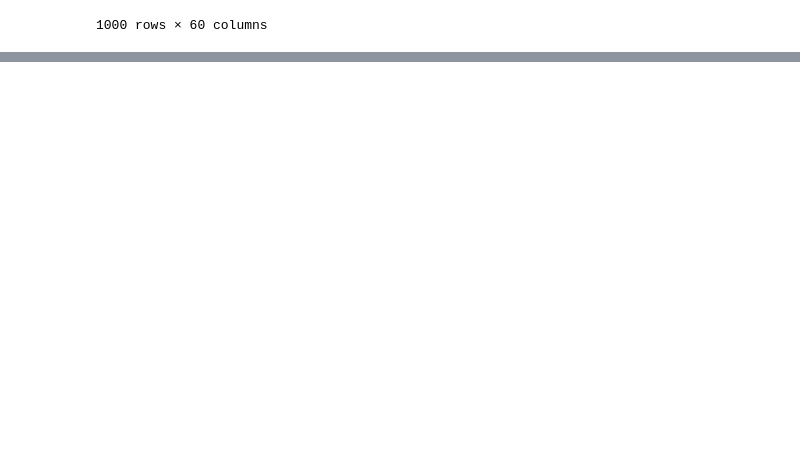
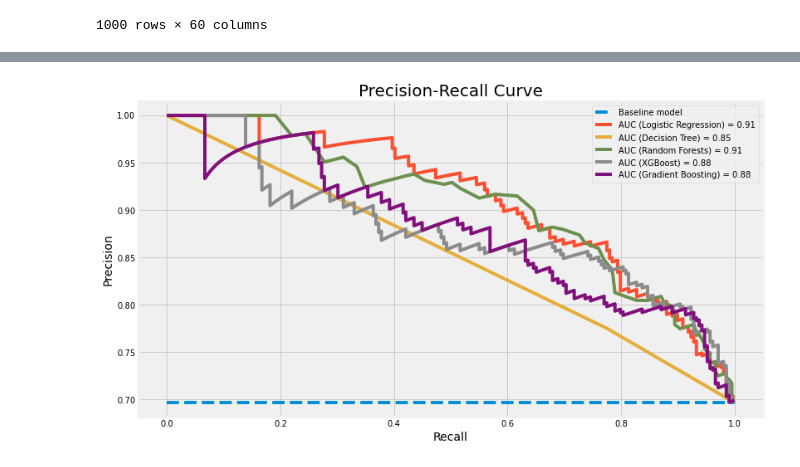
Before and after one commit to Christoffersenry/PSI_Group_13_Project, a Jupyter notebook: credit_approval_EDA.ipynb, the cells around one changed output, grey strips where cells are left out. Cells and saved outputs as stored; diff of their text form; code cells hidden in the pictures; blank space fills up the shorter version.

```diff
--- a/credit_approval_EDA.ipynb
+++ b/credit_approval_EDA.ipynb
@@ -202,0 +380,15 @@ memory usage: 127.1 KB
+# %%
+model_lr = LogisticRegression().fit(X_train, y_train)
+probs_lr = model_lr.predict_proba(X_test)[:, 1]
+
+model_dt = DecisionTreeClassifier().fit(X_train, y_train)
+probs_dt = model_dt.predict_proba(X_test)[:, 1]
+
+model_rf = RandomForestClassifier().fit(X_train, y_train)
+probs_rf = model_rf.predict_proba(X_test)[:, 1]
+
+model_xg = XGBClassifier().fit(X_train, y_train)
+probs_xg = model_xg.predict_proba(X_test)[:, 1]
+
+model_gb = GradientBoostingClassifier().fit(X_train, y_train)
+probs_gb = model_gb.predict_proba(X_test)[:, 1]
@@ -202,0 +403,31 @@ memory usage: 127.1 KB
+# %%
+baseline_model = sum(y_test == 1) / len(y_test)
+
+precision_lr, recall_lr, _ = precision_recall_curve(y_test, probs_lr)
+auc_lr = auc(recall_lr, precision_lr)
+
+precision_dt, recall_dt, _ = precision_recall_curve(y_test, probs_dt)
+auc_dt = auc(recall_dt, precision_dt)
+
+precision_rf, recall_rf, _ = precision_recall_curve(y_test, probs_rf)
+auc_rf = auc(recall_rf, precision_rf)
+
+precision_xg, recall_xg, _ = precision_recall_curve(y_test, probs_xg)
+auc_xg = auc(recall_xg, precision_xg)
+
+precision_gb, recall_gb, _ = precision_recall_curve(y_test, probs_gb)
+auc_gb = auc(recall_gb, precision_gb)
+# %%
+plt.figure(figsize=(12, 7))
+plt.plot([0, 1], [baseline_model, baseline_model], linestyle='--', label='Baseline model')
+plt.plot(recall_lr, precision_lr, label=f'AUC (Logistic Regression) = {auc_lr:.2f}')
+plt.plot(recall_dt, precision_dt, label=f'AUC (Decision Tree) = {auc_dt:.2f}')
+plt.plot(recall_rf, precision_rf, label=f'AUC (Random Forests) = {auc_rf:.2f}')
+plt.plot(recall_xg, precision_xg, label=f'AUC (XGBoost) = {auc_xg:.2f}')
+plt.plot(recall_gb, precision_gb, label=f'AUC (Gradient Boosting) = {auc_gb:.2f}')
+plt.title('Precision-Recall Curve', size=20)
+plt.xlabel('Recall', size=14)
+plt.ylabel('Precision', size=14)
+plt.legend();
+# %% [output]
+[figure, added]
```
Also changed, not shown: parts of 52 cells of this notebook.
